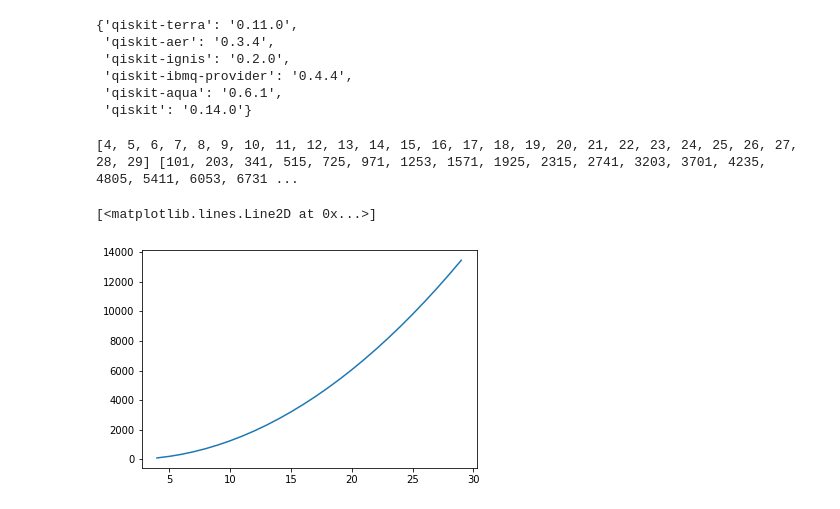
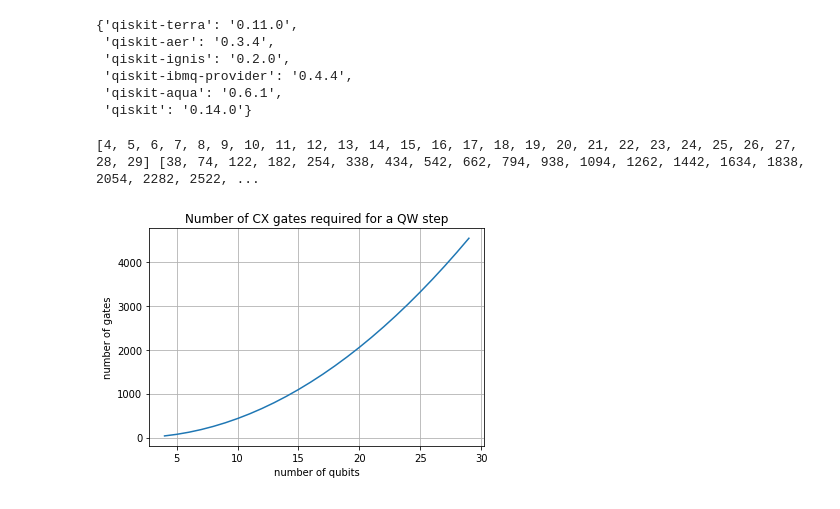
Before and after one commit to QuantumVic/discrete-time-quantum-walks, a Jupyter notebook: Fujiwara/QuantumWalk_Fujiwara_Analysis.ipynb, the cells around one changed output. Saved outputs shown, nothing was run; the diff lists cells and outputs as text; code cells hidden in the pictures.

```diff
--- a/Fujiwara/QuantumWalk_Fujiwara_Analysis.ipynb
+++ b/Fujiwara/QuantumWalk_Fujiwara_Analysis.ipynb
@@ -32,14 +32,16 @@ def decrement(qc,qr):
 
 # Definition of QW cycle
 
-def quantum_walk(qc,qr,num_steps):
+def quantum_walk(qc,qr):
     """implement DTQW on a previously defined circuit and register cf. PhysRevA.72.032329"""
-    for i in range(num_steps):
-        qc.h(qr[0])
-        increment(qc,qr)
-        qc.x(qr[0])
-        decrement(qc,qr)
-        qc.x(qr[0])
+    # coin operator
+    qc.h(qr[0])
+
+    # conditional shift
+    increment(qc,qr)
+    qc.x(qr[0])
+    decrement(qc,qr)
+    qc.x(qr[0])
 
 def get_tot_gates(qc):
     """get the total number of basic gates of a circuit"""
@@ -50,17 +52,16 @@ def get_tot_gates(qc):
 
     return tot_gates
 
-def barrier(qc,qr,qr_aux):
-    """barrier gate over all quantum registers, including aux if it exists"""
-    if qr_aux != None:
-        qc.barrier(qr,qr_aux)
-    else:
-        qc.barrier(qr)
+def get_cx_gates(qc):
+    """get the total number of cx gates of a circuit"""
+    cx_gates = qc.decompose().count_ops()['cx']
+
+    return cx_gates
 # %%
 # Analysis of gate number
 
-x = []
-y = []
+x = []  # number of qubits
+y = []  # number of gates of one QW step
 
 for q in range(4,30):
     # Total number of qubits (nodes + coin)
@@ -80,14 +81,18 @@ for q in range(4,30):
 
     # Running the QW
 
-    quantum_walk(qc,qr,1)
+    quantum_walk(qc,qr)
 
     x.append(q)
-    y.append(get_tot_gates(qc))
+    y.append(get_cx_gates(qc))
-# %%
-print(x,y)
-mpl.pyplot.plot(x,y)
-# %% [output]
-[4, 5, 6, 7, 8, 9, 10, 11, 12, 13, 14, 15, 16, 17, 18, 19, 20, 21, 22, 23, 24, 25, 26, 27, 28, 29] [101, 203, 341, 515, 725, 971, 1253, 1571, 1925, 2315, 2741, 3203, 3701, 4235, 4805, 5411, 6053, 6731 ...
-[<matplotlib.lines.Line2D at 0x...>]
-[figure, removed]
+# %%
+print(x,y)
+mpl.pyplot.plot(x,y)
+mpl.pyplot.xlabel('number of qubits')
+mpl.pyplot.ylabel('number of gates')
+mpl.pyplot.title('Number of CX gates required for a QW step')
+mpl.pyplot.grid(True)
+mpl.pyplot.show()
+# %% [output]
+[4, 5, 6, 7, 8, 9, 10, 11, 12, 13, 14, 15, 16, 17, 18, 19, 20, 21, 22, 23, 24, 25, 26, 27, 28, 29] [38, 74, 122, 182, 254, 338, 434, 542, 662, 794, 938, 1094, 1262, 1442, 1634, 1838, 2054, 2282, 2522, ...
+[figure, added]
```
Also changed, not shown: 2 other files.
